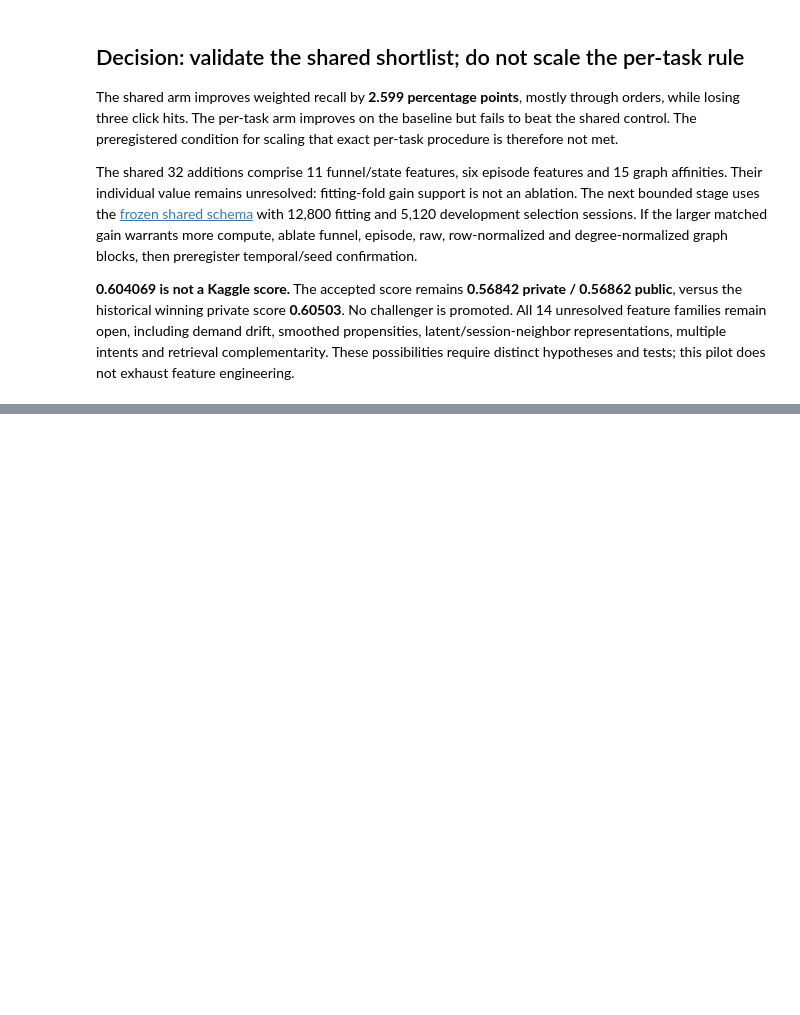
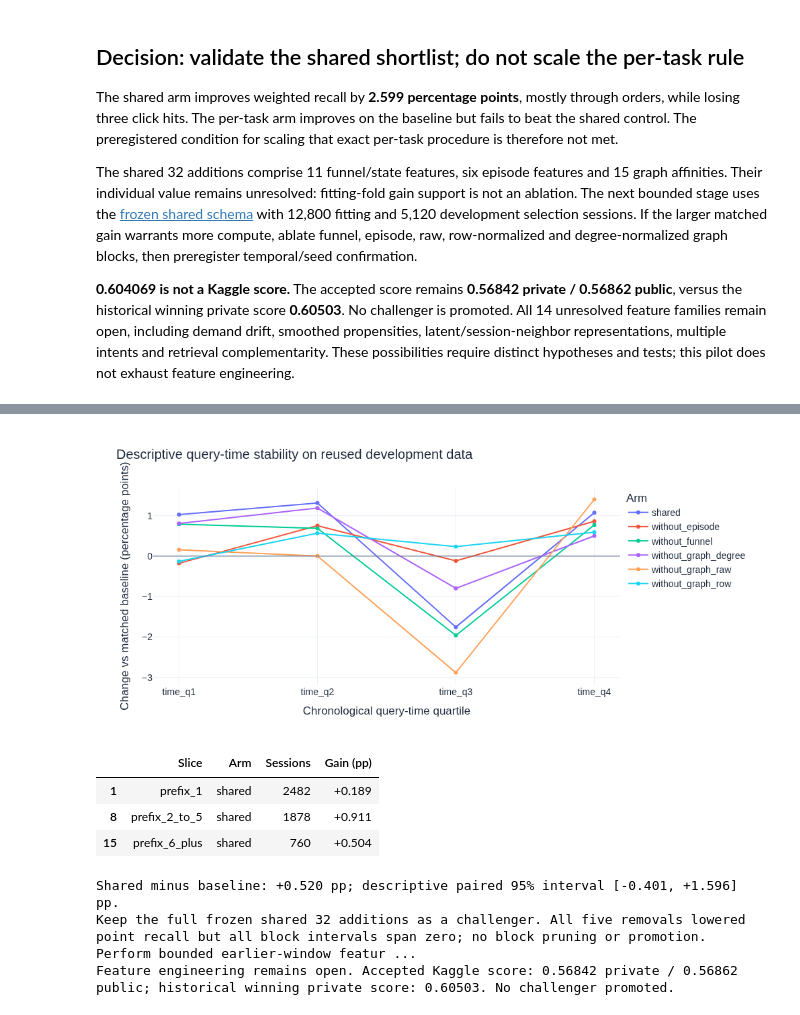
Before and after one commit to alvaromendizabal/otto-recommender-system, a Jupyter notebook: notebooks/09_controlled_feature_study.ipynb, the cells around one changed output, grey strips where cells are left out. Cells and saved outputs as stored; diff of their text form; code cells hidden in the pictures; blank space fills up the shorter version.

```diff
--- a/notebooks/09_controlled_feature_study.ipynb
+++ b/notebooks/09_controlled_feature_study.ipynb
@@ -887,0 +963,28 @@ The shared 32 additions comprise 11 funnel/state features, six episode features
+# %%
+slice_rows = []
+for key, baseline_slice in shared_result['arms']['baseline']['slices'].items():
+    for name, arm in shared_result['arms'].items():
+        if 'weighted_recall_at_20' in baseline_slice and 'weighted_recall_at_20' in arm['slices'][key]:
+            slice_rows.append({'Slice': key, 'Arm': name, 'Sessions': baseline_slice['sessions'],
+                               'Gain (pp)': 100*(arm['slices'][key]['weighted_recall_at_20']-baseline_slice['weighted_recall_at_20'])})
+slice_frame = pd.DataFrame(slice_rows)
+time_frame = slice_frame[slice_frame['Slice'].str.startswith('time_') & (slice_frame['Arm'] != 'baseline')]
+fig = px.line(time_frame, x='Slice', y='Gain (pp)', color='Arm', markers=True)
+fig.add_hline(y=0, line_color='#64748B', line_width=1)
+show(fig, 'Descriptive query-time stability on reused development data', height=450,
+     yaxis_title='Change vs matched baseline (percentage points)', xaxis_title='Chronological query-time quartile',
+     legend=dict(orientation='v', x=1.01, y=1), margin=dict(l=85, r=220, t=85, b=70))
+display(slice_frame[slice_frame['Slice'].str.startswith('prefix_') & (slice_frame['Arm'] == 'shared')].style.format({'Gain (pp)': '{:+.3f}'}))
+interval = shared_result['arms']['shared']['versus_baseline']['gain_interval']
+print(f"Shared minus baseline: {100*shared_result['decision']['weighted_gain']:+.3f} pp; descriptive paired 95% interval [{100*interval[0]:+.3f}, {100*interval[1]:+.3f}] pp.")
+print(shared_run['decision'])
+print('Feature engineering remains open. Accepted Kaggle score: 0.56842 private / 0.56862 public; historical winning private score: 0.60503. No challenger promoted.')
+# %% [output]
+[figure, added]
+|  | Slice | Arm | Sessions | Gain (pp) |
+| 1 | prefix_1 | shared | 2482 | +0.189 |
+| 8 | prefix_2_to_5 | shared | 1878 | +0.911 |
+| 15 | prefix_6_plus | shared | 760 | +0.504 |
+Shared minus baseline: +0.520 pp; descriptive paired 95% interval [-0.401, +1.596] pp.
+Keep the full frozen shared 32 additions as a challenger. All five removals lowered point recall but all block intervals span zero; no block pruning or promotion. Perform bounded earlier-window featur ...
+Feature engineering remains open. Accepted Kaggle score: 0.56842 private / 0.56862 public; historical winning private score: 0.60503. No challenger promoted.
```
Also changed, not shown: parts of 4 cells of this notebook, 19 other files.
